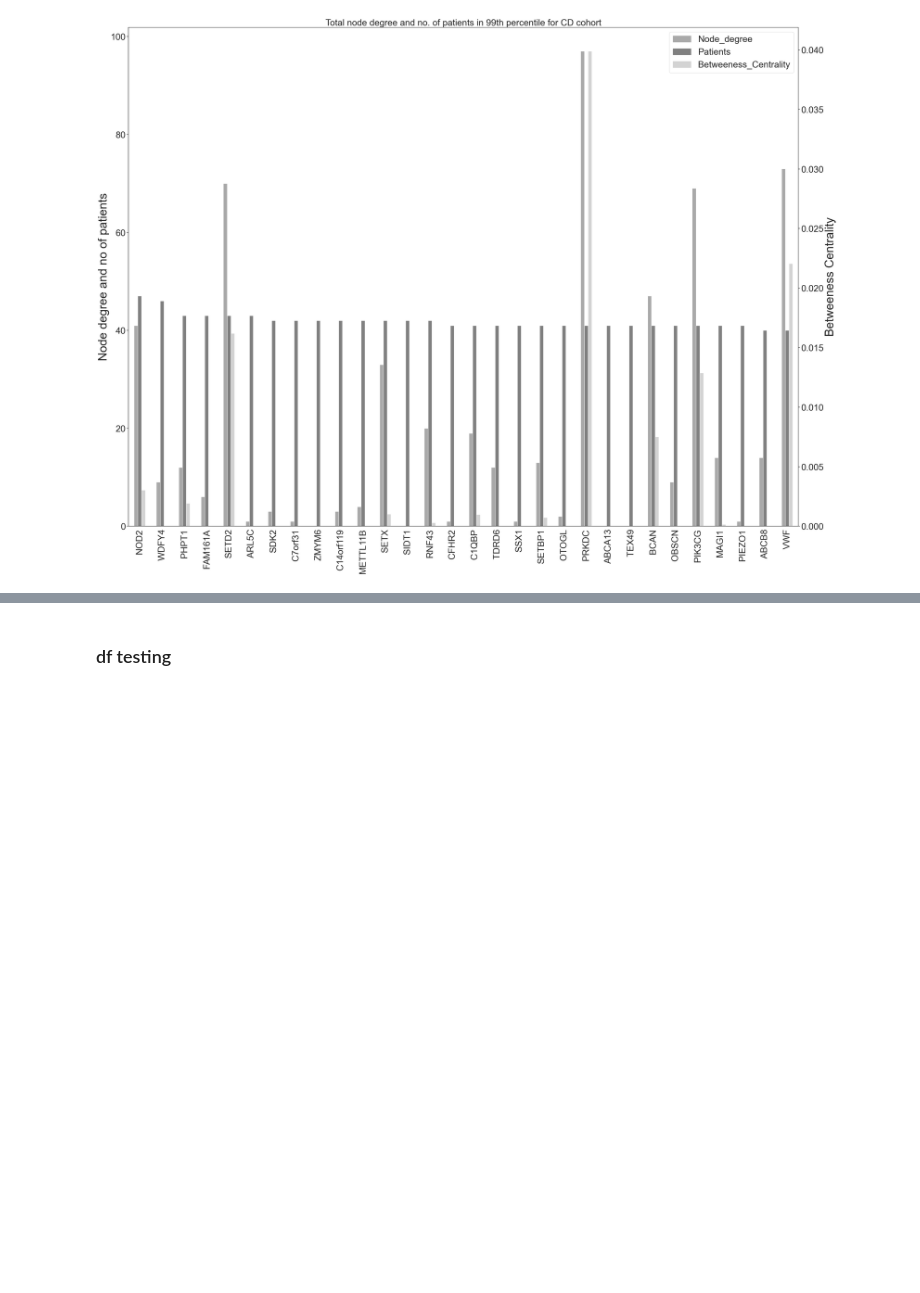
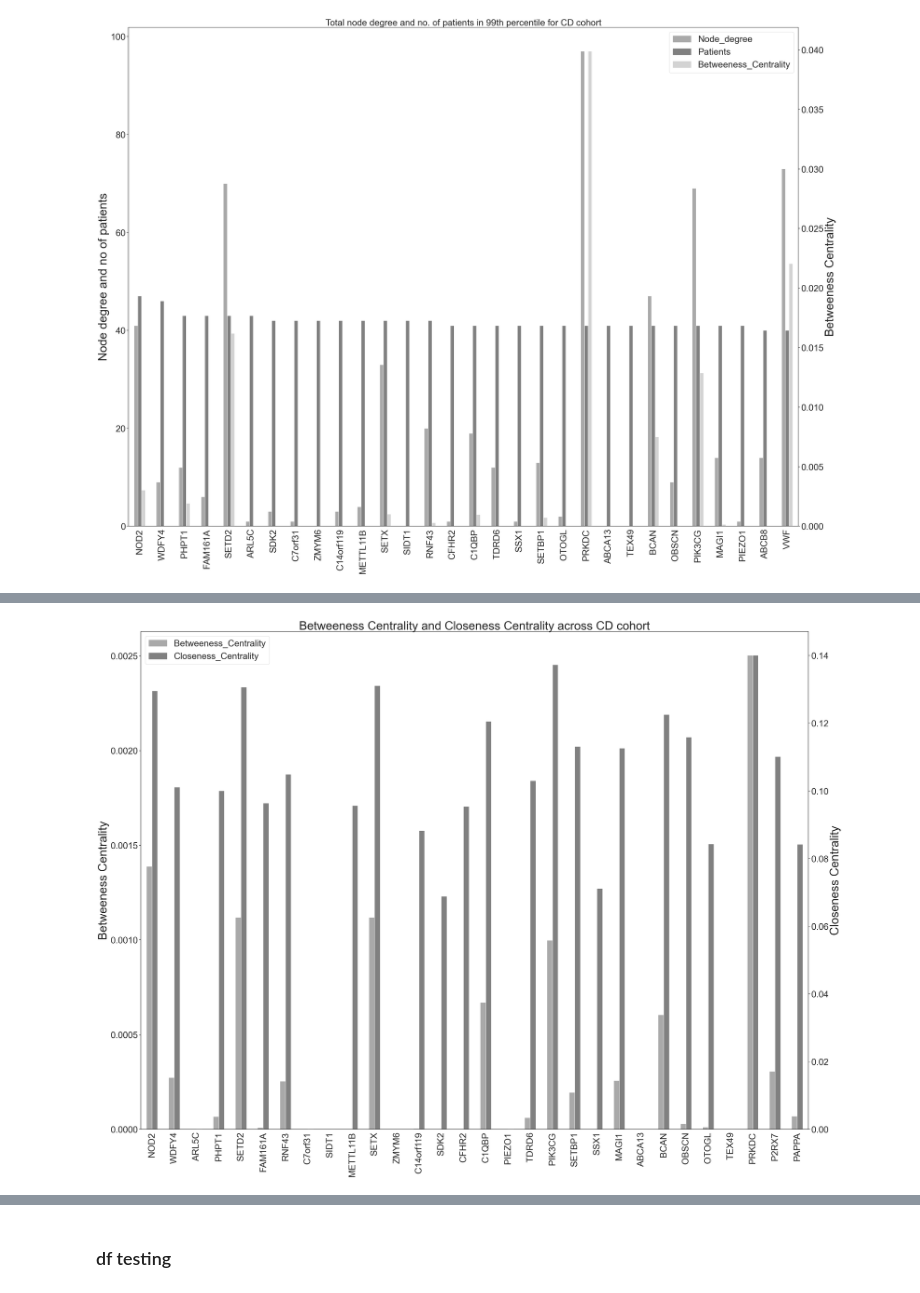
Before and after one commit to TomDoyleee/GenePy_Network_Integration, a Jupyter notebook: Results.ipynb, the cells around one changed output, grey strips where cells are left out. Saved outputs shown, nothing was run; the diff lists cells and outputs as text; code cells hidden in the pictures; blank space fills up the shorter version.

```diff
--- a/Results.ipynb
+++ b/Results.ipynb
@@ -706,0 +757,7 @@ fig, ax = plt.subplots()
+# %%
+# CD BC
+CD_bin_95_sum_topND = CD_bin_95.sum().sort_values(ascending=False).head(30)
+G2 = nx.Graph(CD_95_MG)
+CD_95_BC = nx.betweenness_centrality(G2)
+CD_95_BC = pd.Series(CD_95_BC)
+CD_95_BC
@@ -706,0 +777,3 @@ fig, ax = plt.subplots()
+# %%
+CD_95_BC_CD_top = CD_95_BC[CD_bin_95_sum_topND.index]
+CD_95_BC_CD_top
@@ -706,0 +889,5 @@ fig, ax = plt.subplots()
+# %%
+# CD_95
+create_BC_CC_barplot_CD(CD_95_MG, CD_bin_95, CD_95_BC_CD_top, 'CD_BC_CC.png')
+# %% [output]
+[figure, added]
```
Also changed, not shown: parts of 18 cells of this notebook.
